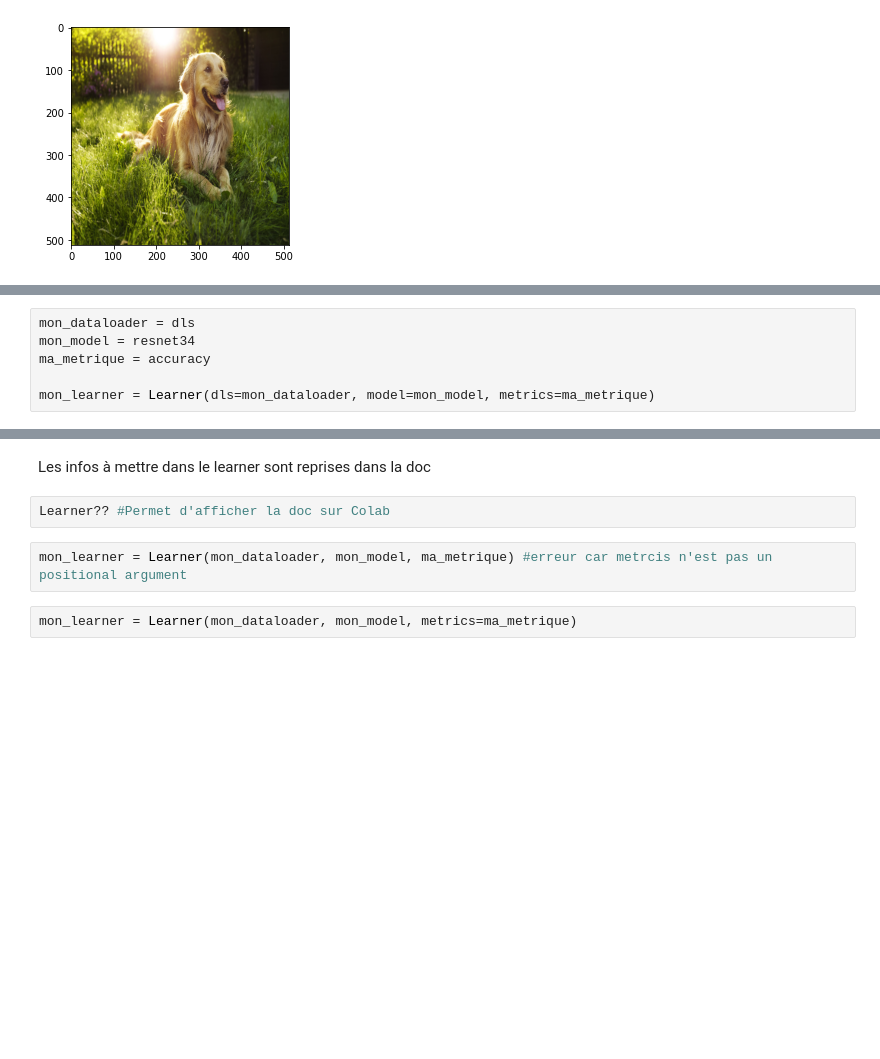
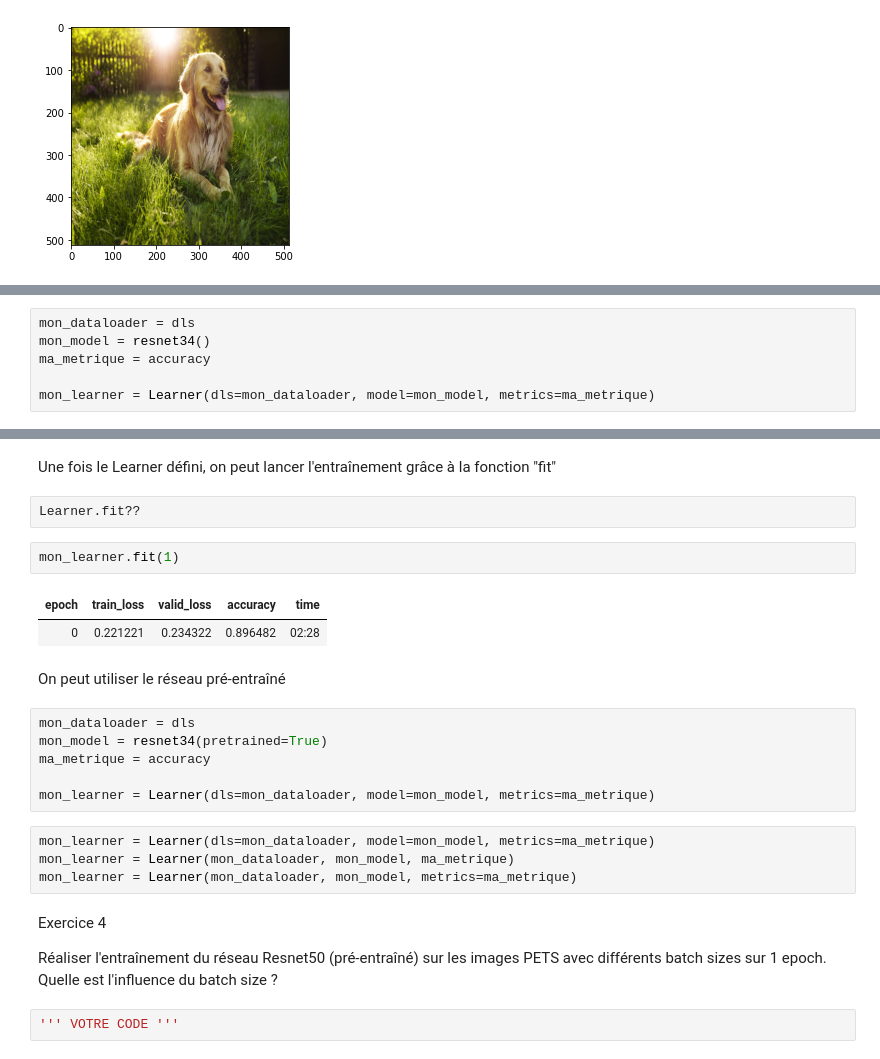
Before and after one commit to antmaio/Creactif_Fastai, a Jupyter notebook: Fastai_Seance4.ipynb, the cells around one changed output, grey strips where cells are left out. Cells and saved outputs as stored; diff of their text form; blank space fills up the shorter version.

```diff
--- a/Fastai_Seance4.ipynb
+++ b/Fastai_Seance4.ipynb
@@ -168,6 +307,6 @@ tvm.googlenet()
 # %%
 mon_dataloader = dls
-mon_model = resnet34
+mon_model = resnet34()
 ma_metrique = accuracy
 
 mon_learner = Learner(dls=mon_dataloader, model=mon_model, metrics=ma_metrique)
@@ -174,8 +315,27 @@ mon_learner = Learner(dls=mon_dataloader, model=mon_model, metrics=ma_metrique)
-# %% [markdown]
-Les infos à mettre dans le learner sont reprises dans la doc
-# %%
-Learner?? #Permet d'afficher la doc sur Colab
-# %%
-mon_learner = Learner(mon_dataloader, mon_model, ma_metrique) #erreur car metrcis n'est pas un positional argument
+# %% [markdown]
+Une fois le Learner défini, on peut lancer l'entraînement grâce à la fonction "fit"
+# %%
+Learner.fit??
+# %%
+mon_learner.fit(1)
+# %% [output]
+| epoch | train_loss | valid_loss | accuracy | time |
+| 0 | 0.221221 | 0.234322 | 0.896482 | 02:28 |
+# %% [markdown]
+On peut utiliser le réseau pré-entraîné
+# %%
+mon_dataloader = dls
+mon_model = resnet34(pretrained=True)
+ma_metrique = accuracy
+
+mon_learner = Learner(dls=mon_dataloader, model=mon_model, metrics=ma_metrique)
 # %%
+mon_learner = Learner(dls=mon_dataloader, model=mon_model, metrics=ma_metrique)
+mon_learner = Learner(mon_dataloader, mon_model, ma_metrique)
 mon_learner = Learner(mon_dataloader, mon_model, metrics=ma_metrique)
+# %% [markdown]
+Exercice 4
+
+Réaliser l'entraînement du réseau Resnet50 (pré-entraîné) sur les images PETS avec différents batch sizes sur 1 epoch. Quelle est l'influence du batch size ?
+# %%
+''' VOTRE CODE '''
```
Also changed, not shown: parts of 27 cells of this notebook.
